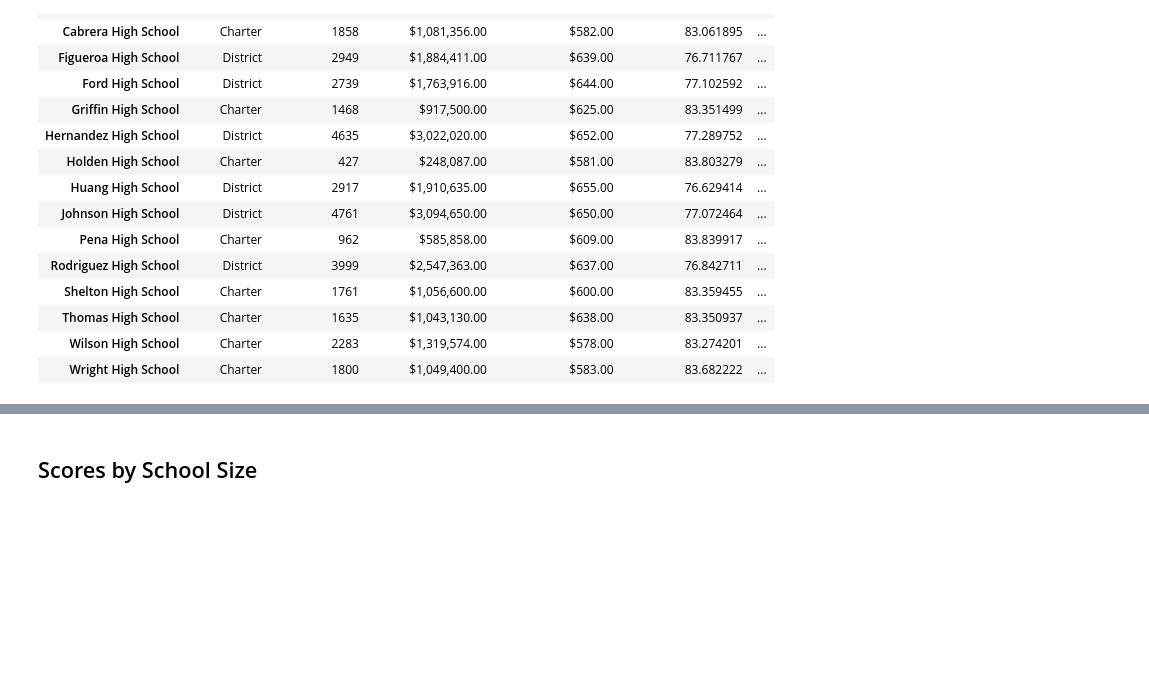
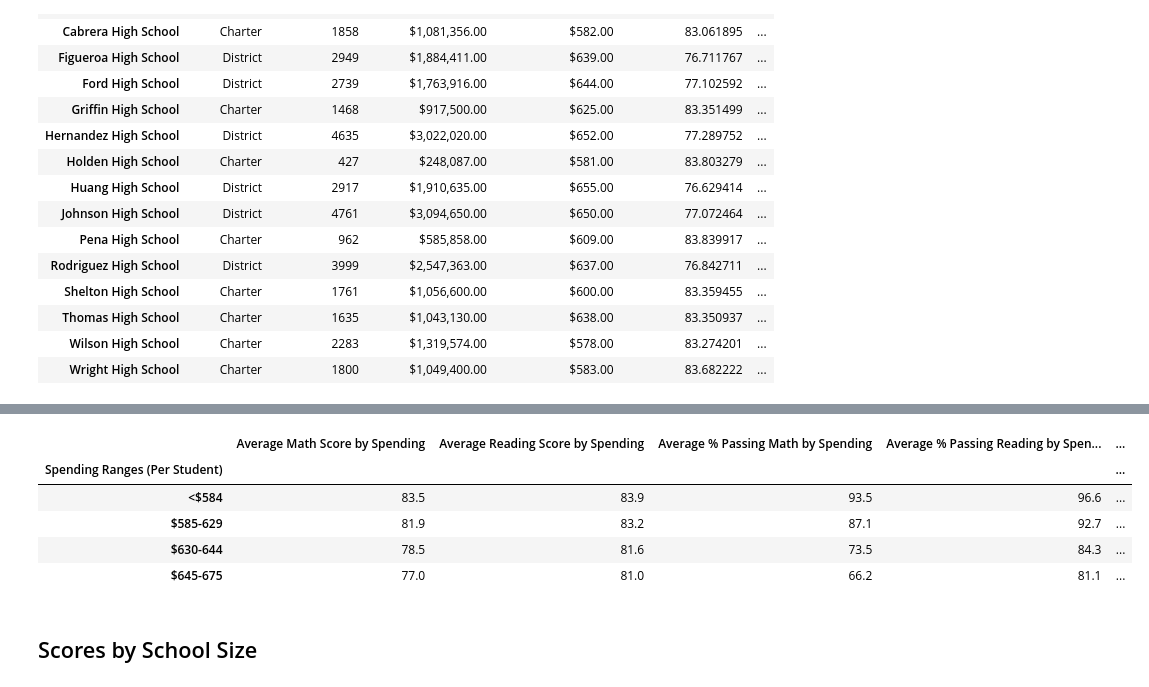
Before and after one commit to WinterElena/4PyCitySchools, a Jupyter notebook: PyCitySchools_Challenge.ipynb, the cells around one changed output, grey strips where cells are left out. Drawn from its saved outputs; the diff is of its cells as text; code cells hidden in the pictures; blank space fills up the shorter version.

```diff
--- a/PyCitySchools_Challenge.ipynb
+++ b/PyCitySchools_Challenge.ipynb
@@ -557,2 +582,19 @@ averages_by_spending_df = pd.DataFrame({
+# %%
+# Format the DataFrame
+
+averages_by_spending_df["Average Math Score by Spending"] = averages_by_spending_df["Average Math Score by Spending"].map("{:.1f}".format)
+averages_by_spending_df["Average Reading Score by Spending"] = averages_by_spending_df["Average Reading Score by Spending"].map("{:.1f}".format)
+averages_by_spending_df["Average % Passing Math by Spending"] = averages_by_spending_df["Average % Passing Math by Spending"].map("{:.1f}".format)
+averages_by_spending_df["Average % Passing Reading by Spending"] = averages_by_spending_df["Average % Passing Reading by Spending"].map("{:.1f}".format)
+averages_by_spending_df["Average % Overall Passing by Spending"] = averages_by_spending_df["Average % Overall Passing by Spending"].map("{:.1f}".format)
+
+averages_by_spending_df
+# %% [output]
+|  | Average Math Score by Spending | Average Reading Score by Spending | Average % Passing Math by Spending | Average % Passing Reading by Spen... | ... |
+| Spending Ranges (Per Student) |  |  |  |  | ... |
+| <$584 | 83.5 | 83.9 | 93.5 | 96.6 | ... |
+| $585-629 | 81.9 | 83.2 | 87.1 | 92.7 | ... |
+| $630-644 | 78.5 | 81.6 | 73.5 | 84.3 | ... |
+| $645-675 | 77.0 | 81.0 | 66.2 | 81.1 | ... |
 # %% [markdown]
 ## Scores by School Size
```
Also changed, not shown: parts of 24 cells of this notebook, 1 other file.
